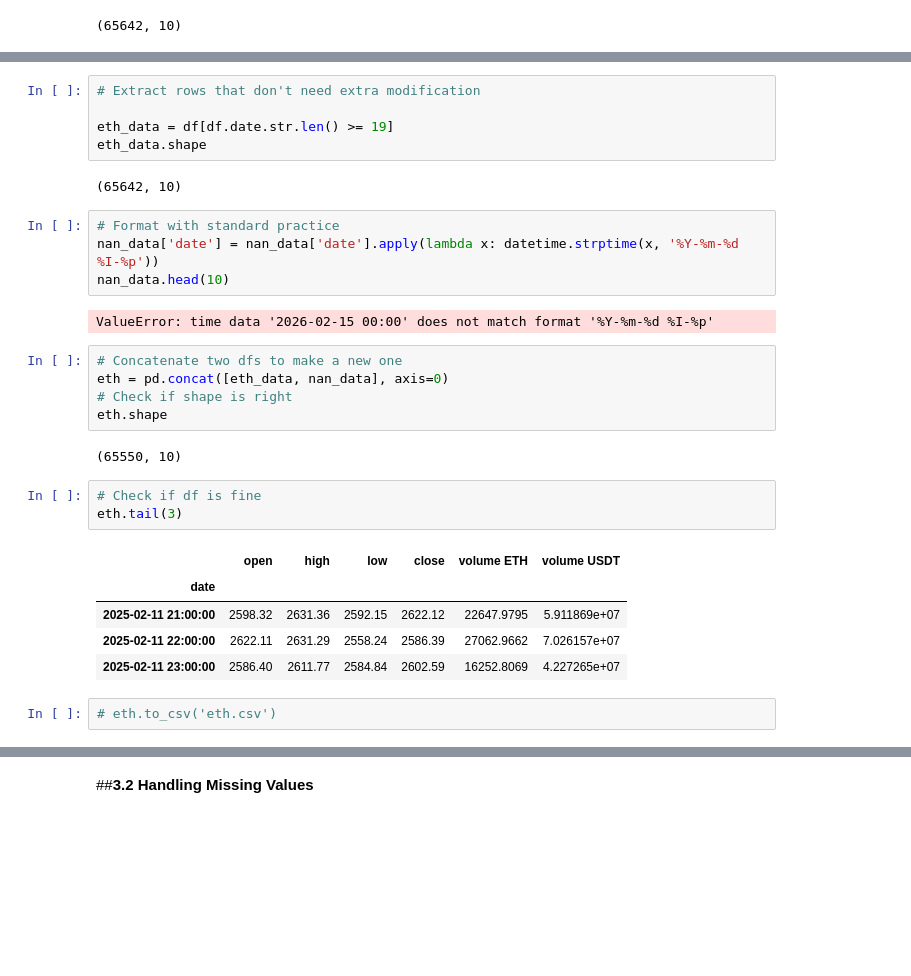
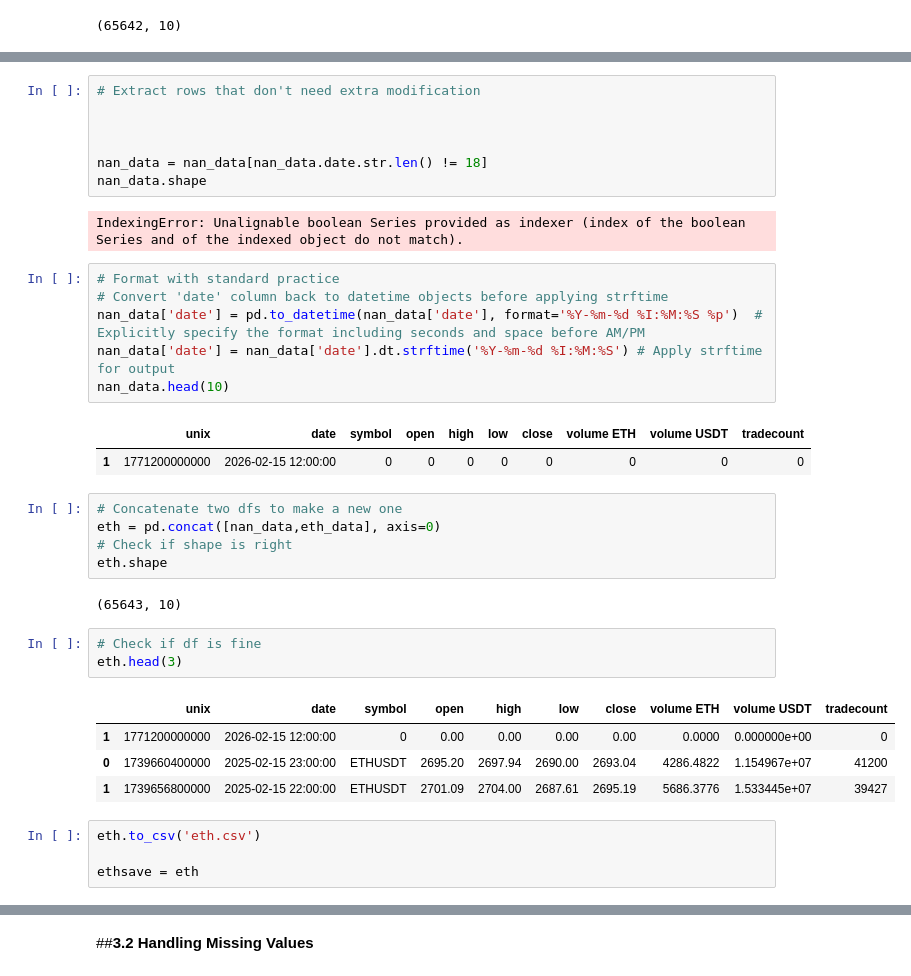
Before and after one commit to NeedlerOP/Binance-Hrly, a Jupyter notebook: Notebooks/ETH_USD_Price_Forcasting.ipynb, the cells around one changed output, grey strips where cells are left out. Cells and saved outputs as stored; diff of their text form; blank space fills up the shorter version.

```diff
--- a/Notebooks/ETH_USD_Price_Forcasting.ipynb
+++ b/Notebooks/ETH_USD_Price_Forcasting.ipynb
@@ -185,31 +245,37 @@ nan_data.head()
 # %%
 # Extract rows that don't need extra modification
 
-eth_data = df[df.date.str.len() >= 19]
-eth_data.shape
+
+
+nan_data = nan_data[nan_data.date.str.len() != 18]
+nan_data.shape
 # %% [output]
-(65642, 10)
+IndexingError: Unalignable boolean Series provided as indexer (index of the boolean Series and of the indexed object do not match).
-# %%
-# Format with standard practice
-nan_data['date'] = nan_data['date'].apply(lambda x: datetime.strptime(x, '%Y-%m-%d %I-%p'))
-nan_data.head(10)
-# %% [output]
-ValueError: time data '2026-02-15 00:00' does not match format '%Y-%m-%d %I-%p'
+# %%
+# Format with standard practice
+# Convert 'date' column back to datetime objects before applying strftime
+nan_data['date'] = pd.to_datetime(nan_data['date'], format='%Y-%m-%d %I:%M:%S %p')  # Explicitly specify the format including seconds and space before AM/PM
+nan_data['date'] = nan_data['date'].dt.strftime('%Y-%m-%d %I:%M:%S') # Apply strftime for output
+nan_data.head(10)
+# %% [output]
+|  | unix | date | symbol | open | high | low | close | volume ETH | volume USDT | tradecount |
+| 1 | 1771200000000 | 2026-02-15 12:00:00 | 0 | 0 | 0 | 0 | 0 | 0 | 0 | 0 |
 # %%
 # Concatenate two dfs to make a new one
-eth = pd.concat([eth_data, nan_data], axis=0)
+eth = pd.concat([nan_data,eth_data], axis=0)
 # Check if shape is right
 eth.shape
 # %% [output]
-(65550, 10)
+(65643, 10)
 # %%
 # Check if df is fine
-eth.tail(3)
+eth.head(3)
 # %% [output]
-|  | open | high | low | close | volume ETH | volume USDT |
-| date |  |  |  |  |  |  |
-| 2025-02-11 21:00:00 | 2598.32 | 2631.36 | 2592.15 | 2622.12 | 22647.9795 | 5.911869e+07 |
-| 2025-02-11 22:00:00 | 2622.11 | 2631.29 | 2558.24 | 2586.39 | 27062.9662 | 7.026157e+07 |
-| 2025-02-11 23:00:00 | 2586.40 | 2611.77 | 2584.84 | 2602.59 | 16252.8069 | 4.227265e+07 |
+|  | unix | date | symbol | open | high | low | close | volume ETH | volume USDT | tradecount |
+| 1 | 1771200000000 | 2026-02-15 12:00:00 | 0 | 0.00 | 0.00 | 0.00 | 0.00 | 0.0000 | 0.000000e+00 | 0 |
+| 0 | 1739660400000 | 2025-02-15 23:00:00 | ETHUSDT | 2695.20 | 2697.94 | 2690.00 | 2693.04 | 4286.4822 | 1.154967e+07 | 41200 |
+| 1 | 1739656800000 | 2025-02-15 22:00:00 | ETHUSDT | 2701.09 | 2704.00 | 2687.61 | 2695.19 | 5686.3776 | 1.533445e+07 | 39427 |
 # %%
-# eth.to_csv('eth.csv')
+eth.to_csv('eth.csv')
+
+ethsave = eth
```
Also changed, not shown: parts of 12 cells of this notebook.
